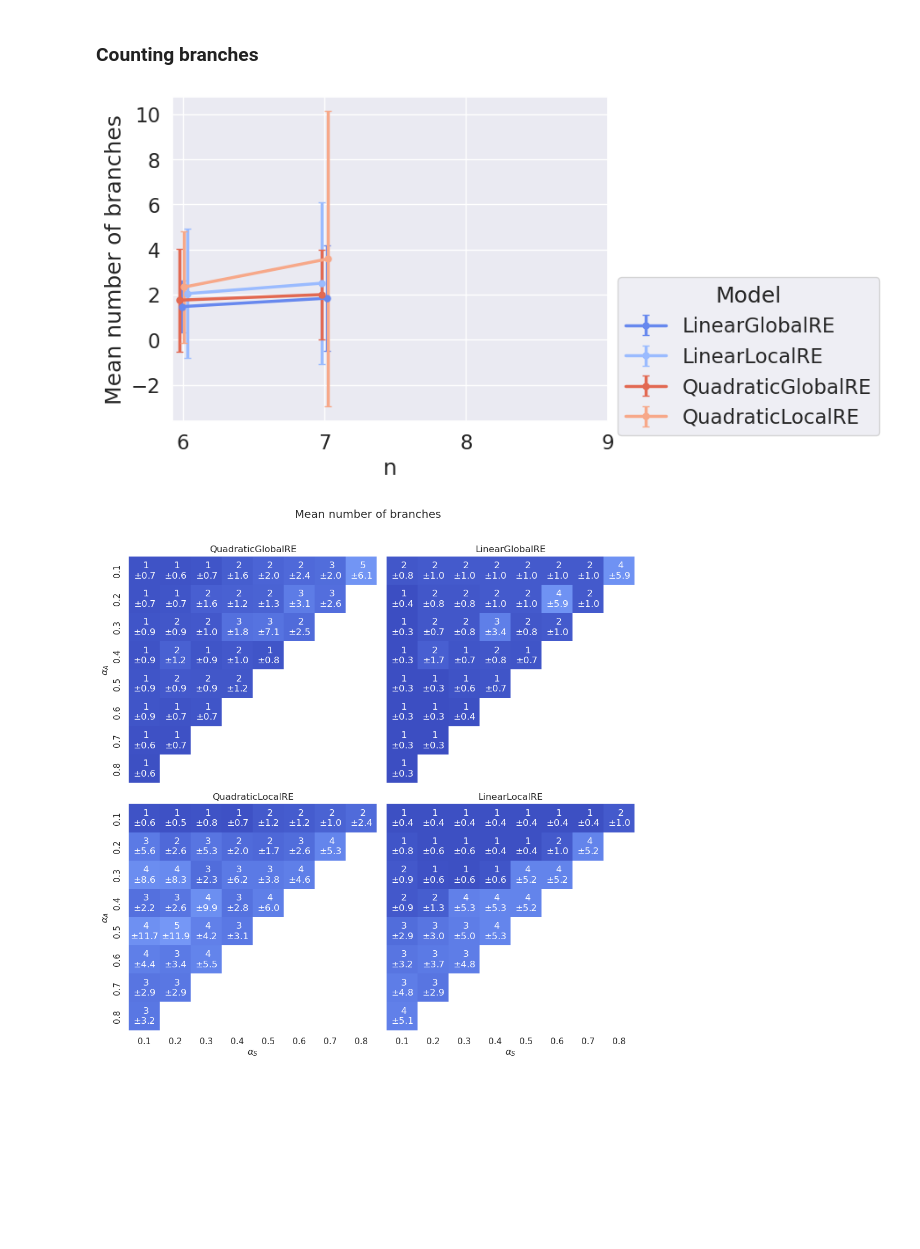
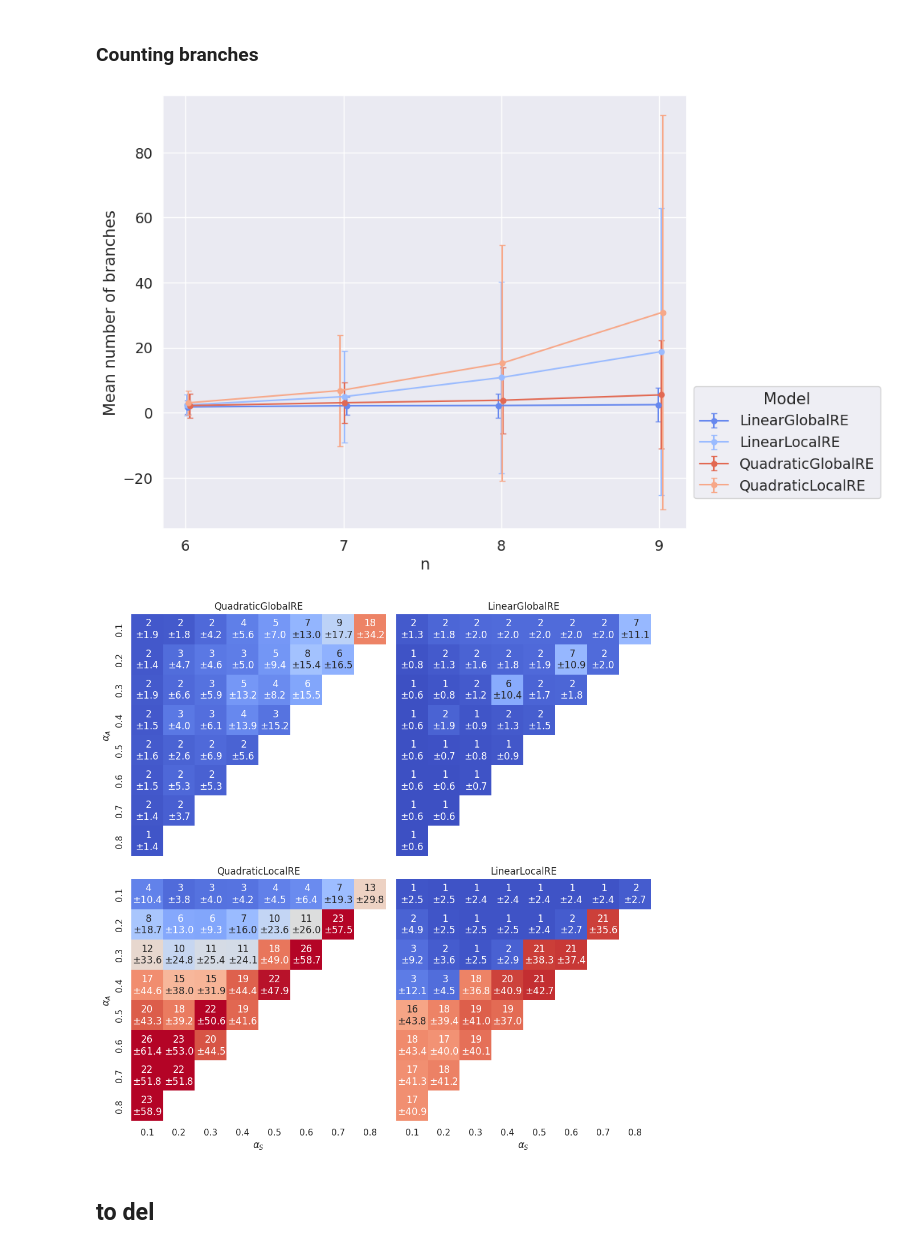
Before and after one commit to re-models/re-technical-report, a Jupyter notebook: notebooks/chapter_general-props.ipynb, the cells around one changed output. Cells and saved outputs as stored; diff of their text form; code cells hidden in the pictures; blank space fills up the shorter version.

```diff
--- a/notebooks/chapter_general-props.ipynb
+++ b/notebooks/chapter_general-props.ipynb
@@ -69,6 +80,7 @@ usecols = ['model_name', 'ds', 'init_coms', 'n_sentence_pool', 'error_code' , 'p
 # data_name: one of 'TINY', 'MINI', 'FULL'
 re_data = re_data_by_name(data_name="TINY",
                           usecols=usecols,
+                          data_dir=path.join(Path(getcwd()).parent.absolute(), "data"),
                           filter_erroneous_runs=False)
 # %%
 print(f"The data set contains {sum(re_data['error_code'].isna()==False)}/{len(re_data)} rows of erroneous model runs.")
@@ -474,14 +501,16 @@ plot_multiple_error_bars(data=df_branches,
                          file_name=None if on_colab else 'mean-branches',
                          output_dir=figures_output_dir)
 # %% [output]
-[figure, old version]
+[figure, new version]
 # %%
 heat_maps_by_weights(re_data = df_branches, values = 'n_branches',
-                     title = 'Mean number of branches',
+                     #title = 'Mean number of branches',
                      annot_std = True, annot_std_fmt = r'$\pm${:2.1f}', vmin=1, vmax=22,
                      file_name=None if on_colab else 'hm-mean-branches',
                      output_dir=figures_output_dir,
                      col_order=['QuadraticGlobalRE', 'LinearGlobalRE',
                                 'QuadraticLocalRE', 'LinearLocalRE' ])
 # %% [output]
-[figure, old version]
+[figure, new version]
+# %% [markdown]
+## to del
```
Also changed, not shown: parts of 34 cells of this notebook.
